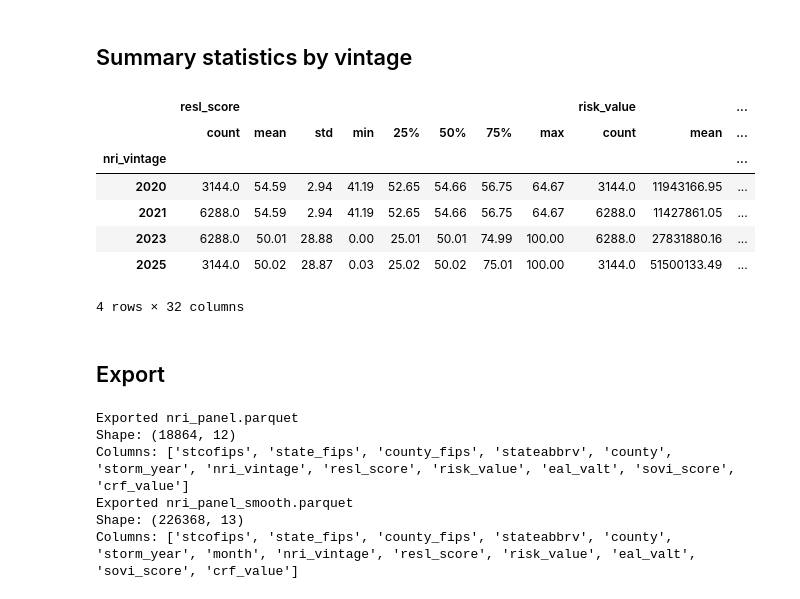
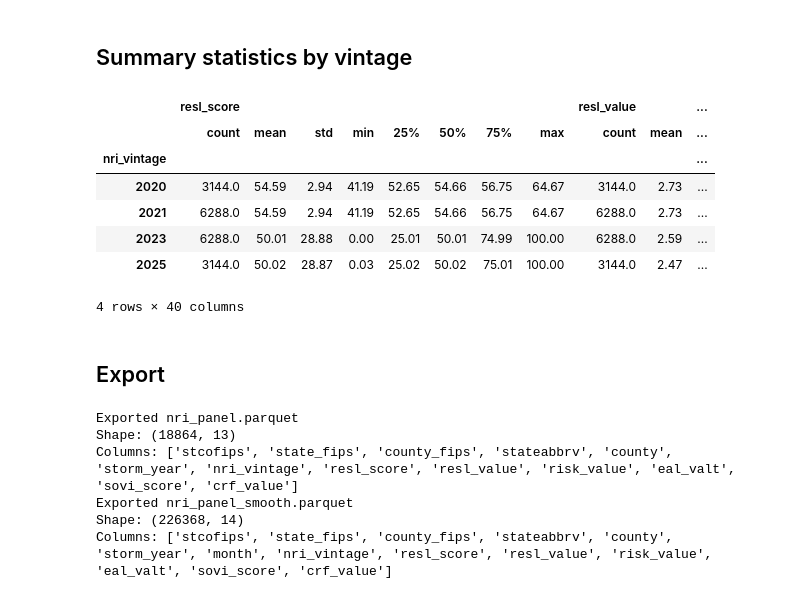
Before and after one commit to csclev/climate-exposure, a Jupyter notebook: notebooks/02_nri_pipeline.ipynb, the cells around one changed output. Cells and saved outputs as stored; diff of their text form; code cells hidden in the pictures.

Commit message:
adding resl_value

```diff
--- a/notebooks/02_nri_pipeline.ipynb
+++ b/notebooks/02_nri_pipeline.ipynb
@@ -156,7 +156,7 @@ Expected rows: 3144 counties x 6 years = 18864
 # %% [markdown]
 ## Handle any missing vintages and validate panel
 # %%
-score_cols = ['risk_value', 'eal_valt', 'sovi_score', 'resl_score', 'crf_value']
+score_cols = ['risk_value', 'eal_valt', 'sovi_score', 'resl_value','resl_score', 'crf_value']
 missing_mask = nri_panel['resl_score'].isnull()
 fips_missing = nri_panel.loc[missing_mask, 'stcofips'].unique()
 
@@ -289,28 +289,28 @@ All assertions passed
 # %% [markdown]
 ## Summary statistics by vintage
 # %%
-nri_panel.groupby('nri_vintage')[['resl_score', 'risk_value', 'eal_valt', 'sovi_score']].describe().round(2)
+nri_panel.groupby('nri_vintage')[['resl_score', 'resl_value','risk_value', 'eal_valt', 'sovi_score']].describe().round(2)
 # %% [output]
-|  | resl_score |  |  |  |  |  |  |  | risk_value |  | ... |
+|  | resl_score |  |  |  |  |  |  |  | resl_value |  | ... |
 |  | count | mean | std | min | 25% | 50% | 75% | max | count | mean | ... |
 | nri_vintage |  |  |  |  |  |  |  |  |  |  | ... |
-| 2020 | 3144.0 | 54.59 | 2.94 | 41.19 | 52.65 | 54.66 | 56.75 | 64.67 | 3144.0 | 11943166.95 | ... |
-| 2021 | 6288.0 | 54.59 | 2.94 | 41.19 | 52.65 | 54.66 | 56.75 | 64.67 | 6288.0 | 11427861.05 | ... |
-| 2023 | 6288.0 | 50.01 | 28.88 | 0.00 | 25.01 | 50.01 | 74.99 | 100.00 | 6288.0 | 27831880.16 | ... |
-| 2025 | 3144.0 | 50.02 | 28.87 | 0.03 | 25.02 | 50.02 | 75.01 | 100.00 | 3144.0 | 51500133.49 | ... |
+| 2020 | 3144.0 | 54.59 | 2.94 | 41.19 | 52.65 | 54.66 | 56.75 | 64.67 | 3144.0 | 2.73 | ... |
+| 2021 | 6288.0 | 54.59 | 2.94 | 41.19 | 52.65 | 54.66 | 56.75 | 64.67 | 6288.0 | 2.73 | ... |
+| 2023 | 6288.0 | 50.01 | 28.88 | 0.00 | 25.01 | 50.01 | 74.99 | 100.00 | 6288.0 | 2.59 | ... |
+| 2025 | 3144.0 | 50.02 | 28.87 | 0.03 | 25.02 | 50.02 | 75.01 | 100.00 | 3144.0 | 2.47 | ... |
-4 rows × 32 columns
+4 rows × 40 columns
 # %% [markdown]
 ## Export
 # %%
 output_cols_year = [
     'stcofips', 'state_fips', 'county_fips', 'stateabbrv', 'county',
     'storm_year', 'nri_vintage',
-    'resl_score', 'risk_value', 'eal_valt', 'sovi_score', 'crf_value'
+    'resl_score','resl_value','risk_value', 'eal_valt', 'sovi_score', 'crf_value'
 ]
 output_cols_month = [
     'stcofips', 'state_fips', 'county_fips', 'stateabbrv', 'county',
     'storm_year','month', 'nri_vintage',
-    'resl_score', 'risk_value', 'eal_valt', 'sovi_score', 'crf_value'
+    'resl_score', 'resl_value','risk_value', 'eal_valt', 'sovi_score', 'crf_value'
 ]
 
 nri_panel = nri_panel[output_cols_year].sort_values(['stcofips', 'storm_year']).reset_index(drop=True)
@@ -327,8 +327,8 @@ print(f'Shape: {nri_panel_smooth.shape}')
 print(f'Columns: {nri_panel_smooth.columns.tolist()}')
 # %% [output]
 Exported nri_panel.parquet
-Shape: (18864, 12)
-Columns: ['stcofips', 'state_fips', 'county_fips', 'stateabbrv', 'county', 'storm_year', 'nri_vintage', 'resl_score', 'risk_value', 'eal_valt', 'sovi_score', 'crf_value']
+Shape: (18864, 13)
+Columns: ['stcofips', 'state_fips', 'county_fips', 'stateabbrv', 'county', 'storm_year', 'nri_vintage', 'resl_score', 'resl_value', 'risk_value', 'eal_valt', 'sovi_score', 'crf_value']
 Exported nri_panel_smooth.parquet
-Shape: (226368, 13)
-Columns: ['stcofips', 'state_fips', 'county_fips', 'stateabbrv', 'county', 'storm_year', 'month', 'nri_vintage', 'resl_score', 'risk_value', 'eal_valt', 'sovi_score', 'crf_value']
+Shape: (226368, 14)
+Columns: ['stcofips', 'state_fips', 'county_fips', 'stateabbrv', 'county', 'storm_year', 'month', 'nri_vintage', 'resl_score', 'resl_value', 'risk_value', 'eal_valt', 'sovi_score', 'crf_value']
```
Also changed, not shown: parts of 1 cell of this notebook.
